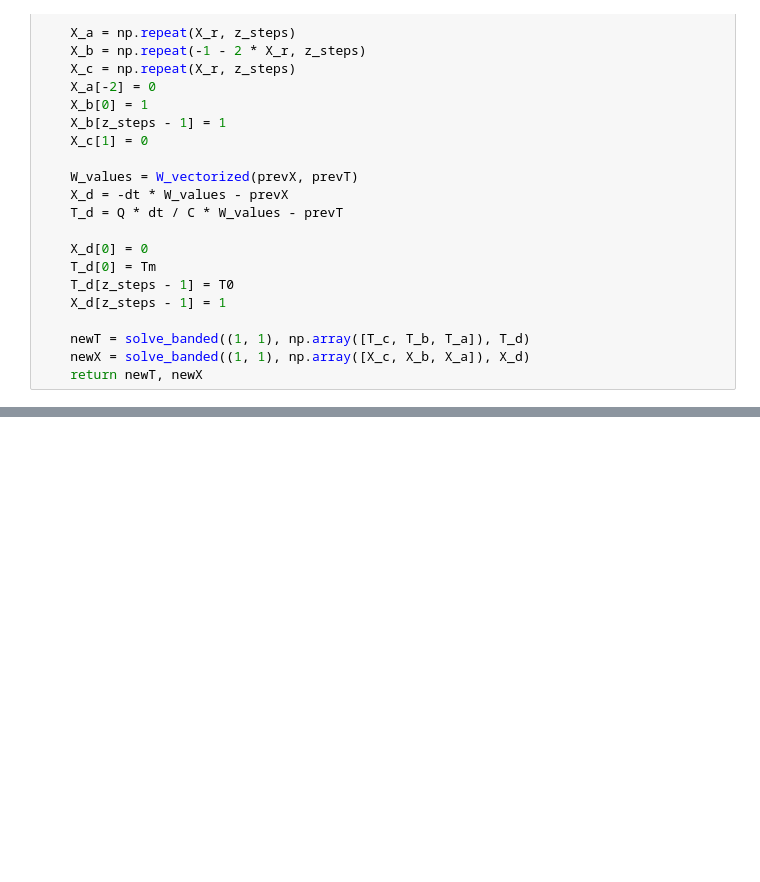
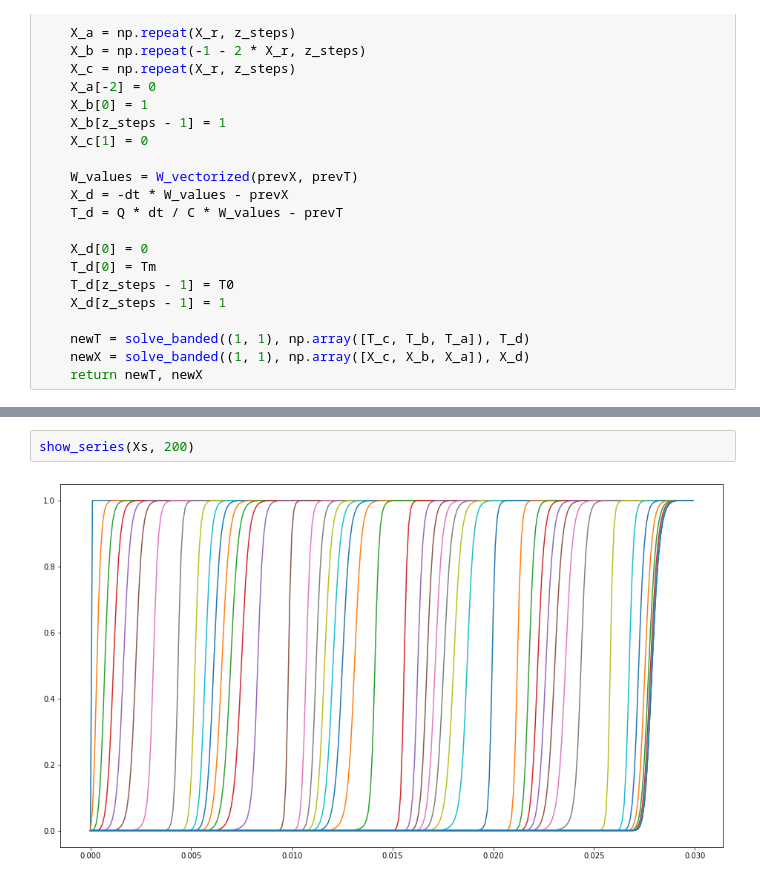
Before and after one commit to KokorinIlya/computational_methods, a Jupyter notebook: Coursework/main.ipynb, the cells around one changed output, grey strips where cells are left out. Cells and saved outputs as stored; diff of their text form; blank space fills up the shorter version.

```diff
--- a/Coursework/main.ipynb
+++ b/Coursework/main.ipynb
@@ -176,0 +191,4 @@ ani.save('./X.gif', writer='pillow', fps=150)
+# %%
+show_series(Xs, 200)
+# %% [output]
+[figure, added]
```
Also changed, not shown: parts of 10 cells of this notebook, 2 other files.
